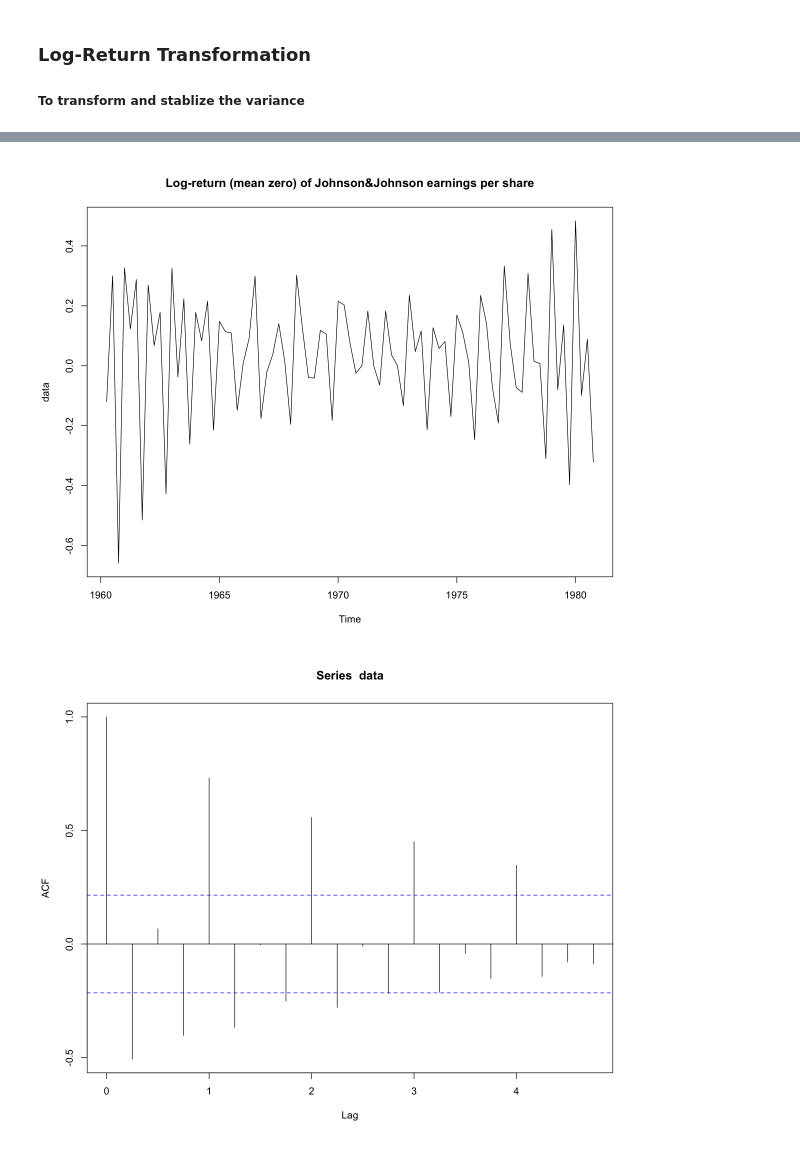
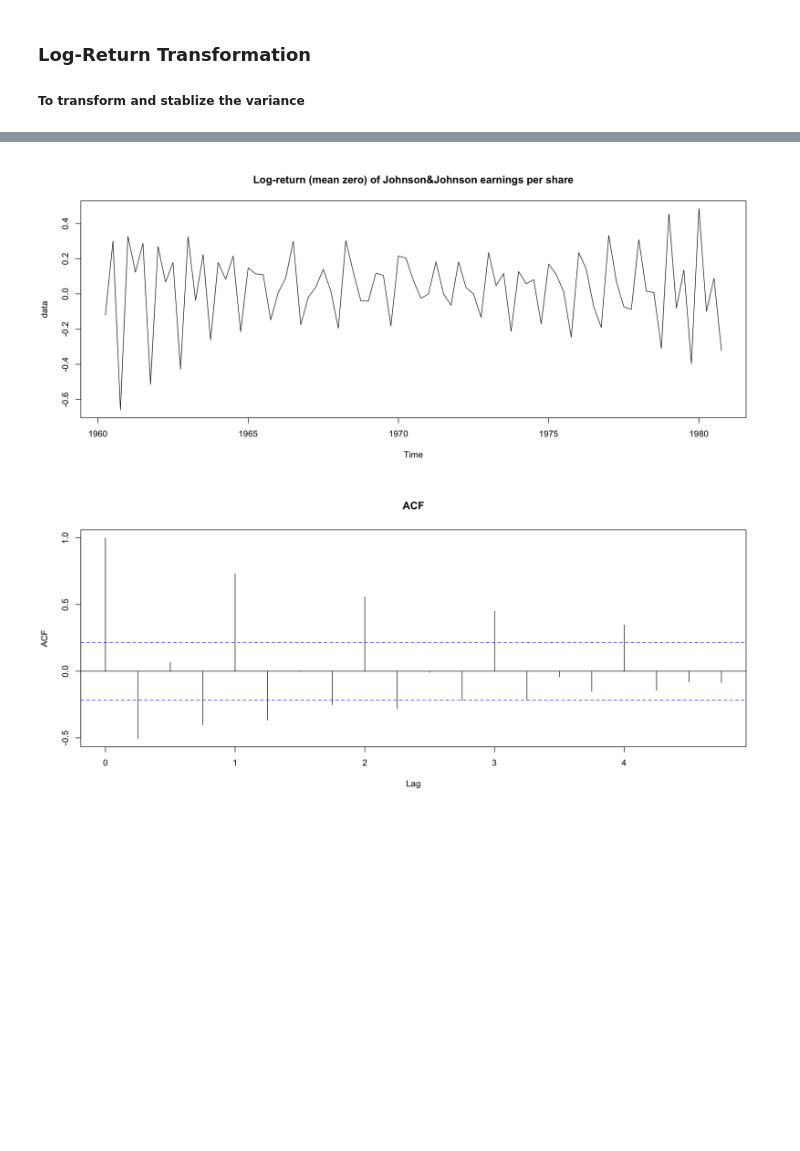
Before and after one commit to AbhishekSingl/TimeSeries_JnJ, a Jupyter notebook: J&J Time Series Analysis.ipynb, the cells around one changed output, grey strips where cells are left out. Saved outputs shown, nothing was run; the diff lists cells and outputs as text; code cells hidden in the pictures; blank space fills up the shorter version.

```diff
--- a/J&J Time Series Analysis.ipynb
+++ b/J&J Time Series Analysis.ipynb
@@ -21,3 +40,9 @@ Interpretation:
+# %%
+ts_acf_pacf_plot <- function(data, title='Time Series'){
+    plot( data, main = title)
+    acf( data, main="ACF")
+    pacf( data, main="PACF")
+}
 # %% [markdown]
 ### Log-Return Transformation
 ##### To transform and stablize the variance
@@ -40,9 +49,7 @@ options(warn=-0)
 # %%
 data <- diff(log(JohnsonJohnson))
 # options(repr.plot.width=4, repr.plot.height=3)
-plot( data, main = "Log-return (mean zero) of Johnson&Johnson earnings per share")
-acf( data )
-pacf( data )
+ts_acf_pacf_plot(data, "Log-return (mean zero) of Johnson&Johnson earnings per share")
 # %% [output]
-[figure, old version]
+[figure, new version]
-[figure, old version]
+[figure, new version]
```
Also changed, not shown: parts of 29 cells of this notebook, 1 other file.
